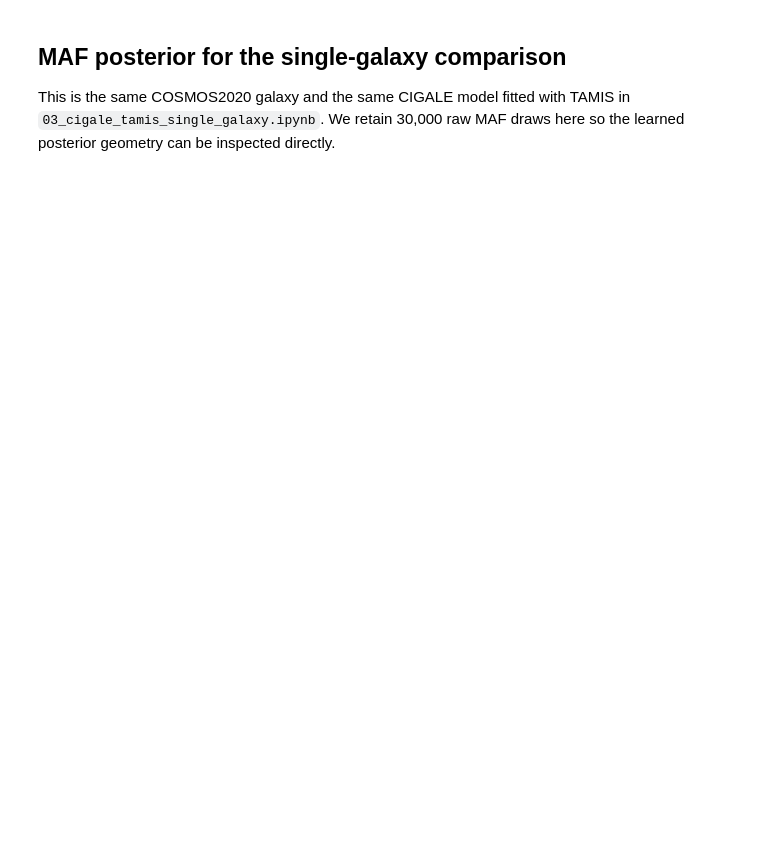
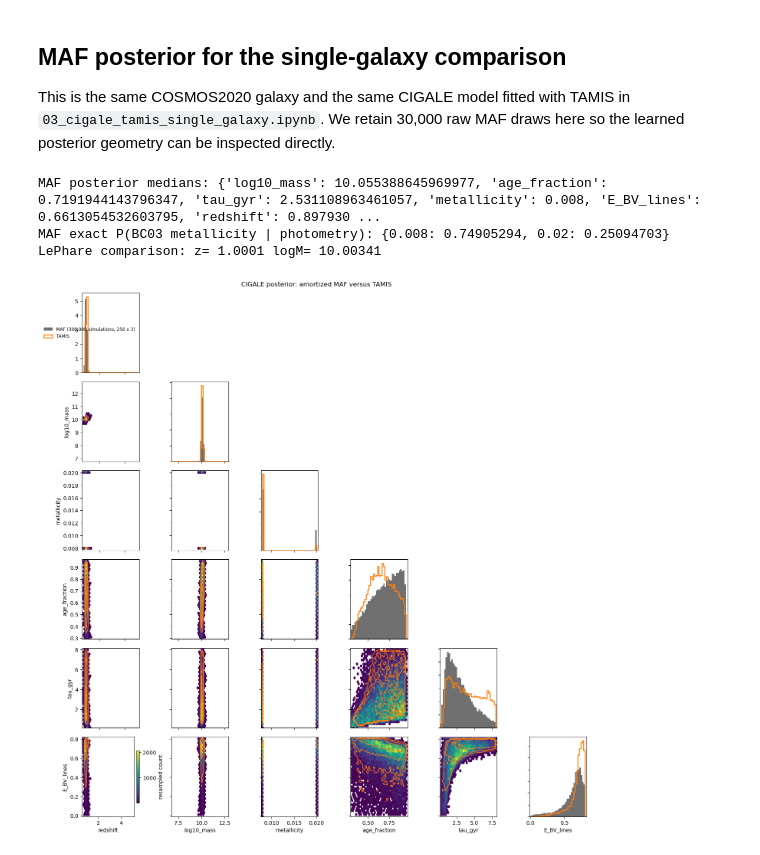
Before and after one commit to gregoireaufort/CompoSED, a Jupyter notebook: notebooks/tutorials/02_cigale_maf_cosmos2020_catalog.ipynb, the cells around one changed output. Drawn from its saved outputs; the diff is of its cells as text; code cells hidden in the pictures; blank space fills up the shorter version.

Commit message:
Add exact mixed MAF inference and refresh tutorials

```diff
--- a/notebooks/tutorials/02_cigale_maf_cosmos2020_catalog.ipynb
+++ b/notebooks/tutorials/02_cigale_maf_cosmos2020_catalog.ipynb
@@ -149,33 +303,45 @@ learned posterior geometry can be inspected directly.
 # %%
 from composed import load_inference_result, require_result_matches_problem
 from composed.plot import plot_corner_hexbin
 
 reference_path = REPO_ROOT / "outputs/tutorial_cigale_tamis_single"
 reference_mc = None
 if reference_path.exists():
     try:
         reference_mc = require_result_matches_problem(
             load_inference_result(reference_path), problem
         )
     except ValueError as error:
         print(f"Ignoring TAMIS result for a different Problem: {error}")
 if reference_mc is None:
     print("Run 03_cigale_tamis_single_galaxy.ipynb to add the TAMIS contours.")
 
-corner_parameters = ["redshift", "log10_mass", "age_fraction", "tau_gyr", "E_BV_lines"]
+corner_parameters = [
+    "redshift", "log10_mass", "metallicity", "age_fraction", "tau_gyr", "E_BV_lines",
+]
 fig, _ = plot_corner_hexbin(
     maf_single,
     parameters=corner_parameters,
     comparison_result=reference_mc,
     result_label=f"MAF ({N_TRAIN:,} simulations, 256 x 3)",
     comparison_label="TAMIS",
     max_points=N_SINGLE_DRAWS,
     seed=55,
 )
 fig.suptitle("CIGALE posterior: amortized MAF versus TAMIS", y=1.01)
 fig.savefig(OUTPUT / "single_object_maf_vs_tamis_corner.png", dpi=160, bbox_inches="tight")
 print("MAF posterior medians:", dict(zip(posterior.theta_names, maf_single.posterior_median)))
+metallicity_posterior = posterior.discrete_probabilities(data)["marginals"]["metallicity"]
+metallicity_probability = dict(zip(
+    metallicity_posterior["support"], metallicity_posterior["probability"][0]
+))
+print("MAF exact P(BC03 metallicity | photometry):", metallicity_probability)
 print("LePhare comparison: z=", z_reference[SINGLE_OBJECT], "logM=", mass_reference[SINGLE_OBJECT])
+# %% [output]
+MAF posterior medians: {'log10_mass': 10.055388645969977, 'age_fraction': 0.7191944143796347, 'tau_gyr': 2.531108963461057, 'metallicity': 0.008, 'E_BV_lines': 0.6613054532603795, 'redshift': 0.897930 ...
+MAF exact P(BC03 metallicity | photometry): {0.008: 0.74905294, 0.02: 0.25094703}
+LePhare comparison: z= 1.0001 logM= 10.00341
+[figure, added]
 # %%
 from composed import derive_sfh_quantities
 
```
Also changed, not shown: parts of 8 cells of this notebook, 12 other files.
